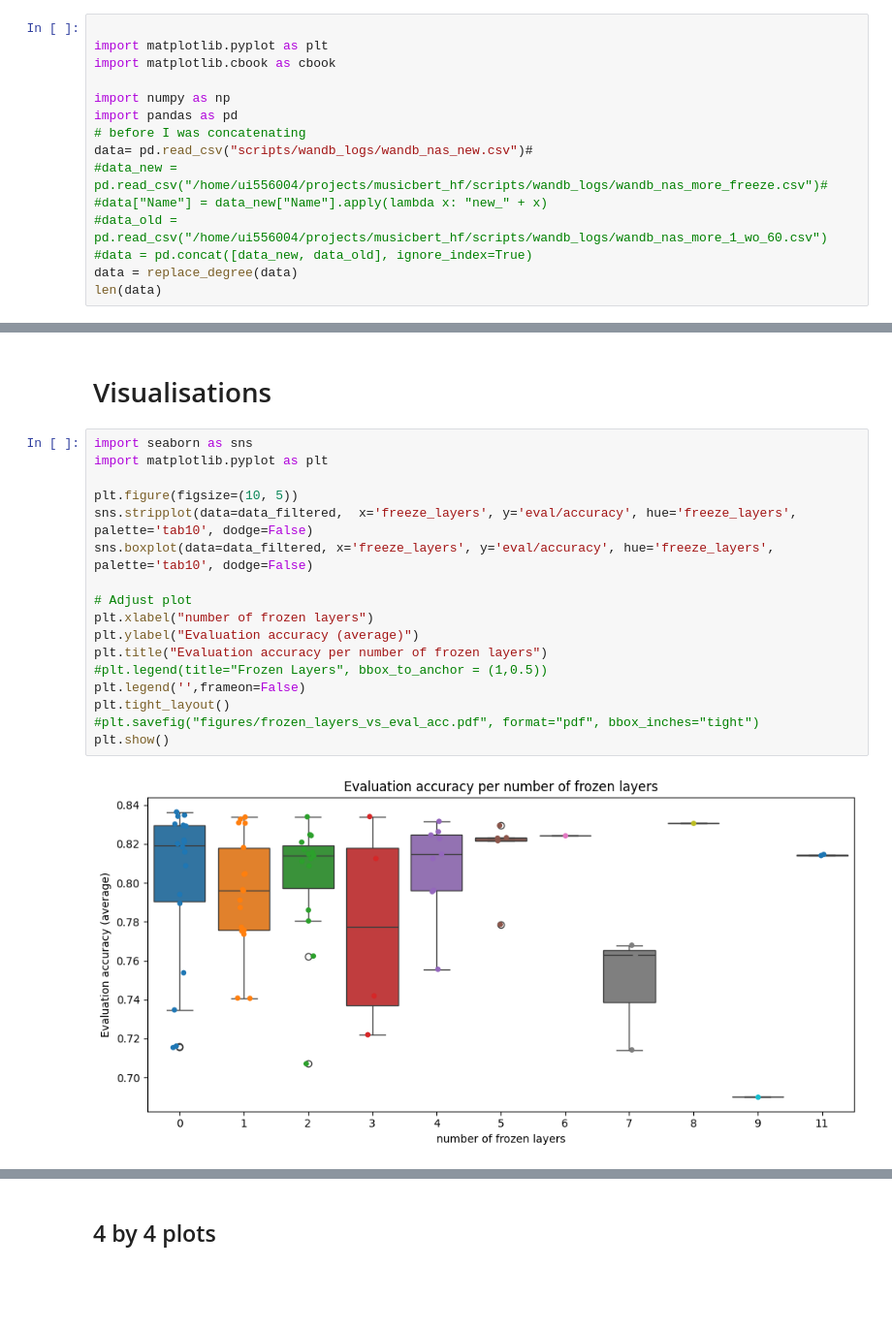
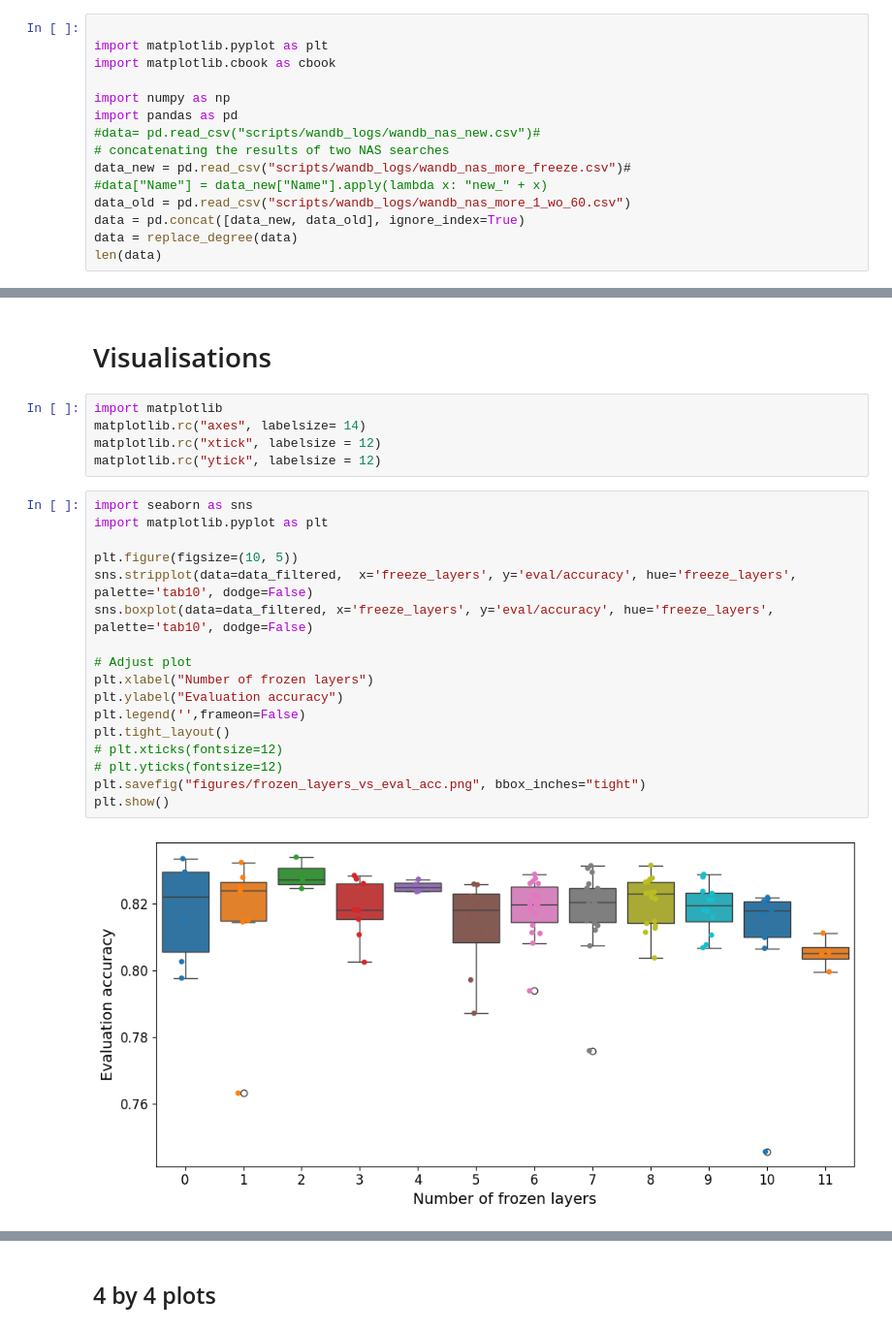
Before and after one commit to PulyaPolya/musicbert_hf, a Jupyter notebook: visualisations.ipynb, the cells around one changed output, grey strips where cells are left out. Shown at 97% size. Drawn from its saved outputs; the diff is of its cells as text; blank space fills up the shorter version.

```diff
--- a/visualisations.ipynb
+++ b/visualisations.ipynb
@@ -22,12 +22,12 @@ import matplotlib.cbook as cbook
 
 import numpy as np
 import pandas as pd
-# before I was concatenating
-data= pd.read_csv("scripts/wandb_logs/wandb_nas_new.csv")#
-#data_new = pd.read_csv("/home/ui556004/projects/musicbert_hf/scripts/wandb_logs/wandb_nas_more_freeze.csv")#
+#data= pd.read_csv("scripts/wandb_logs/wandb_nas_new.csv")#
+# concatenating the results of two NAS searches
+data_new = pd.read_csv("scripts/wandb_logs/wandb_nas_more_freeze.csv")#
 #data["Name"] = data_new["Name"].apply(lambda x: "new_" + x)
-#data_old = pd.read_csv("/home/ui556004/projects/musicbert_hf/scripts/wandb_logs/wandb_nas_more_1_wo_60.csv")
-#data = pd.concat([data_new, data_old], ignore_index=True)
+data_old = pd.read_csv("scripts/wandb_logs/wandb_nas_more_1_wo_60.csv")
+data = pd.concat([data_new, data_old], ignore_index=True)
 data = replace_degree(data)
 len(data)
 # %% [output]
@@ -326,22 +324,27 @@ importance for degree
 | 1 | num_linear_layers_degree | 0.065566 |
 # %% [markdown]
 # Visualisations
+# %%
+import matplotlib
+matplotlib.rc("axes", labelsize= 14)
+matplotlib.rc("xtick", labelsize = 12)
+matplotlib.rc("ytick", labelsize = 12)
 # %%
 import seaborn as sns
 import matplotlib.pyplot as plt
 
 plt.figure(figsize=(10, 5))
 sns.stripplot(data=data_filtered,  x='freeze_layers', y='eval/accuracy', hue='freeze_layers', palette='tab10', dodge=False)
 sns.boxplot(data=data_filtered, x='freeze_layers', y='eval/accuracy', hue='freeze_layers', palette='tab10', dodge=False)
 
 # Adjust plot
-plt.xlabel("number of frozen layers")
-plt.ylabel("Evaluation accuracy (average)")
-plt.title("Evaluation accuracy per number of frozen layers")
-#plt.legend(title="Frozen Layers", bbox_to_anchor = (1,0.5))
+plt.xlabel("Number of frozen layers")
+plt.ylabel("Evaluation accuracy")
 plt.legend('',frameon=False)
 plt.tight_layout()
-#plt.savefig("figures/frozen_layers_vs_eval_acc.pdf", format="pdf", bbox_inches="tight")
+# plt.xticks(fontsize=12)
+# plt.yticks(fontsize=12)
+plt.savefig("figures/frozen_layers_vs_eval_acc.png", bbox_inches="tight")
 plt.show()
 # %% [output]
-[figure, old version]
+[figure, new version]
```
Also changed, not shown: parts of 14 cells of this notebook, 2 other files.
